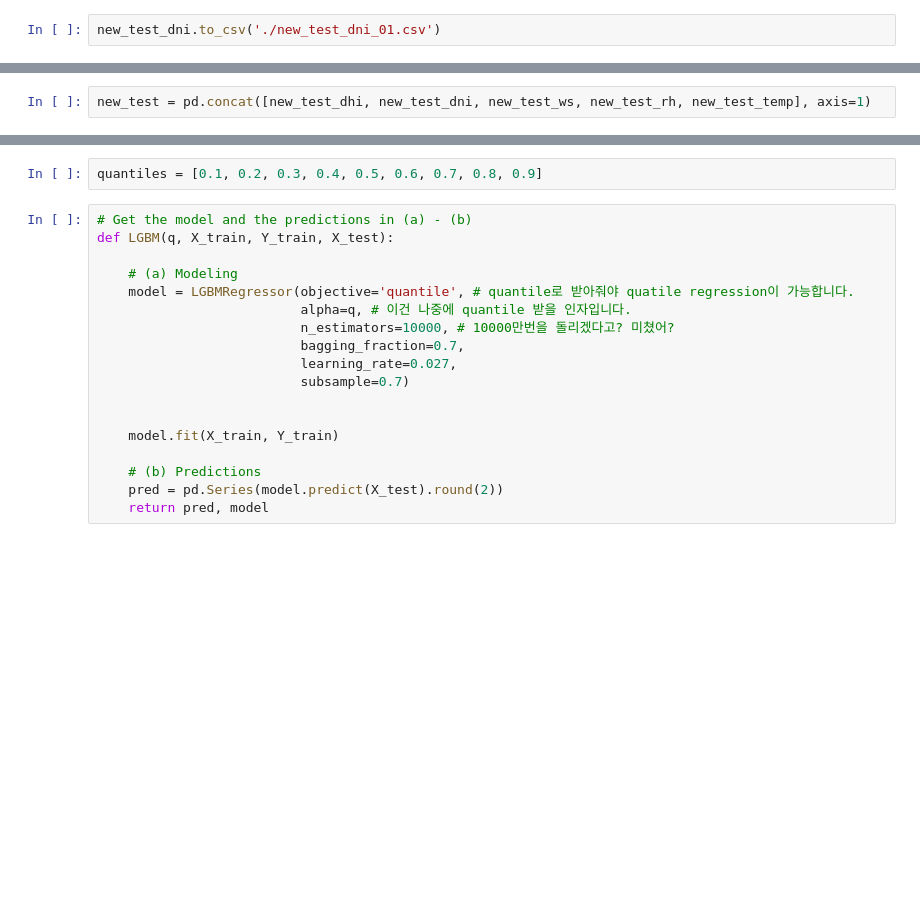
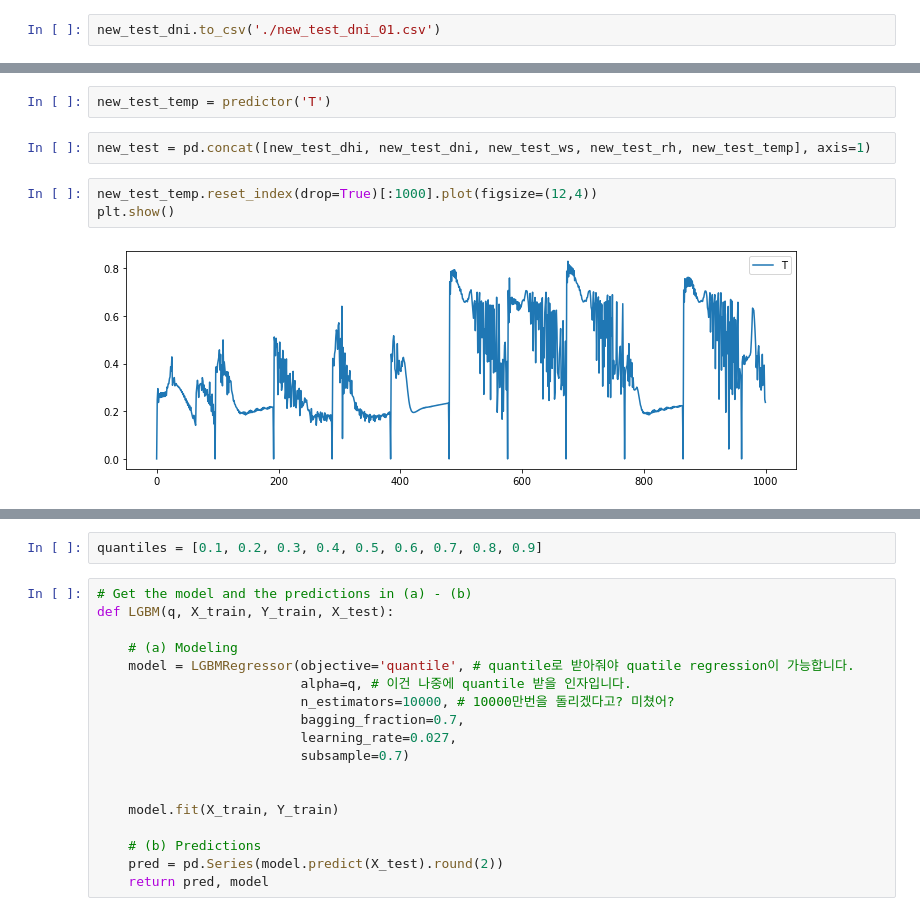
Before and after one commit to thinpig99/dacon-solarPanel, a Jupyter notebook: solarPanel_EDA-BU-LSTM_201210.ipynb, the cells around one changed output, grey strips where cells are left out. Drawn from its saved outputs; the diff is of its cells as text; blank space fills up the shorter version.

```diff
--- a/solarpanel_code_201210.ipynb
+++ b/solarPanel_EDA-BU-LSTM_201210.ipynb
@@ -915,4 +949,11 @@ new_test_temp.to_csv('./new_test_temp_01.csv')
+# %%
+new_test_temp = predictor('T')
 # %%
 new_test = pd.concat([new_test_dhi, new_test_dni, new_test_ws, new_test_rh, new_test_temp], axis=1)
+# %%
+new_test_temp.reset_index(drop=True)[:1000].plot(figsize=(12,4))
+plt.show()
+# %% [output]
+[figure, added]
 # %%
 new_test
```
Also changed, not shown: parts of 21 cells of this notebook, 15 other files.
